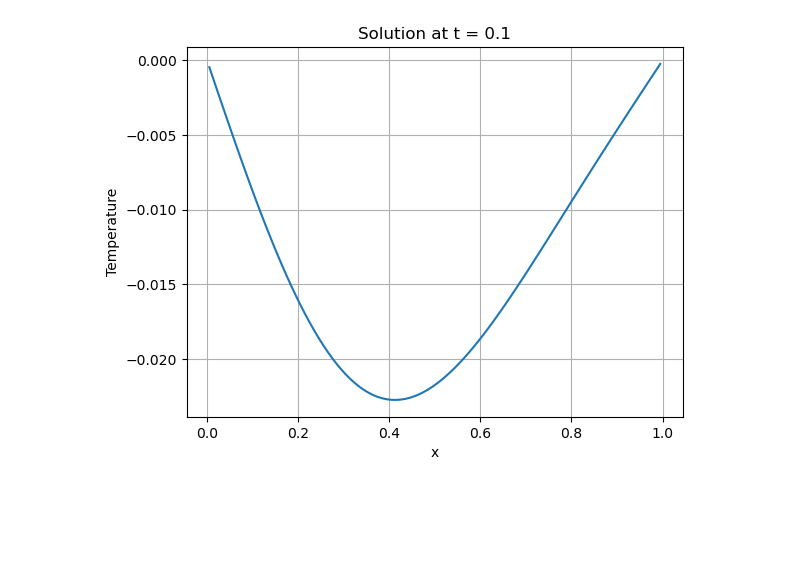
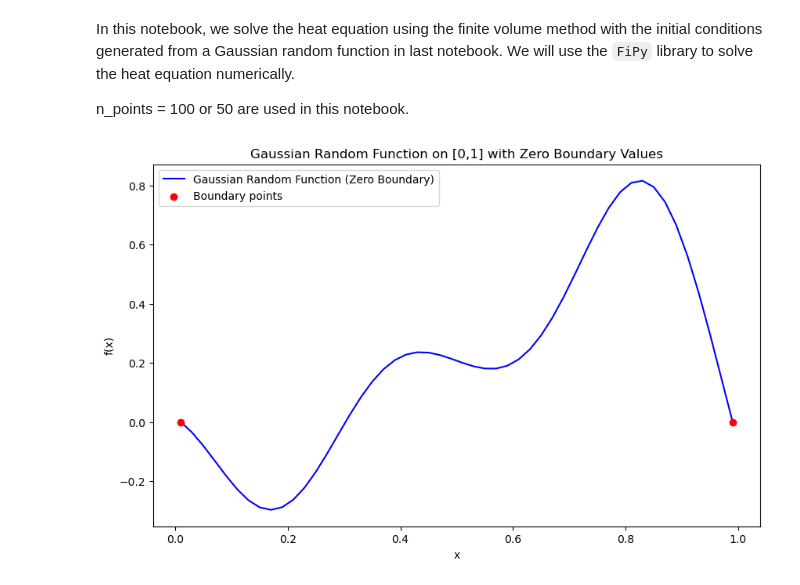
Before and after one commit to zf-wei/DON, a Jupyter notebook: 20241109 解热方程.ipynb, the cells around one changed output. Cells and saved outputs as stored; diff of their text form; code cells hidden in the pictures; blank space fills up the shorter version.

```diff
--- a/20241109 解热方程.ipynb
+++ b/20241109 解热方程.ipynb
@@ -0,0 +1,4 @@
+# %% [markdown]
+In this notebook, we solve the heat equation using the finite volume method with the initial conditions generated from a Gaussian random function in last notebook. We will use the `FiPy` library to solve the heat equation numerically.
+
+n_points = 100 or 50 are used in this notebook.
@@ -1 +54,28 @@
+# %%
+# In this cell, we plot the loaded initial values.
+import matplotlib.pyplot as plt
+
+def plot_random_function(cell_centers, random_function):
+    """
+    Plot the Gaussian random function with zero boundary values.
+
+    Parameters:
+    - cell_centers: Array of points where the function is evaluated.
+    - random_function: The Gaussian random function values at the cell centers.
+    """
+    boundary_points = [cell_centers[0], cell_centers[-1]]
+
+    plt.figure(figsize=(10, 6))
+    plt.plot(cell_centers, random_function, label="Gaussian Random Function (Zero Boundary)", color="blue")
+    plt.scatter(boundary_points, [0, 0], color="red", zorder=5, label="Boundary points")
+    plt.title("Gaussian Random Function on [0,1] with Zero Boundary Values")
+    plt.xlabel("x")
+    plt.ylabel("f(x)")
+    plt.legend()
+    plt.show()
+
+# Example usage:
+plot_random_function(cell_centers, initials[1])
+# %% [output]
+[figure, added]
 # %%
@@ -42,51 +123,4 @@ def solve_heat_equation(initial_values, t, alpha=1.0, nx=50):
         eq.solve(var=temperature, dt=time_step)
 
     return temperature
-# %%
-import numpy as np
-import matplotlib.pyplot as plt
-import fipy as fp
-
-
-def get_cell_centers(n_points = 50):
-    """
-    Get the cell center positions for a 1D mesh with the specified number of grid points.
-
-    Parameters:
-    - n_points: Number of grid points in the spatial domain.
-
-    Returns:
-    - cell_centers: The x-positions of the cell centers.
-    """
-    L = 1.0  # Length of the domain
-    dx = L / n_points
-
-    # Create a 1D mesh
-    mesh = fp.Grid1D(nx=n_points, dx=dx)
-
-    # Get the cell center positions
-    cell_centers = mesh.cellCenters[0]  # These are the x-positions of the cell centers
-
-    return cell_centers
-
-# Example usage:
-n_points = 100
-cell_centers = get_cell_centers(n_points)
-
-# Evaluate the sine function at the cell centers
-initial_values = cell_centers*(cell_centers**2+cell_centers-1)*(1-cell_centers)
-
-# Call the solve_heat_equation function
-time = 0.1
-result = solve_heat_equation(initial_values, t=time, nx=n_points)
-
-# Plot the result at time t
-plt.plot(result.mesh.cellCenters[0], result.value)
-plt.xlabel('x')
-plt.ylabel('Temperature')
-plt.title(f'Solution at t = {time}')
-plt.grid(True)
-plt.show()
-# %% [output]
-[figure, removed]
 # %%
```
Also changed, not shown: parts of 11 cells of this notebook, 7 other files.
